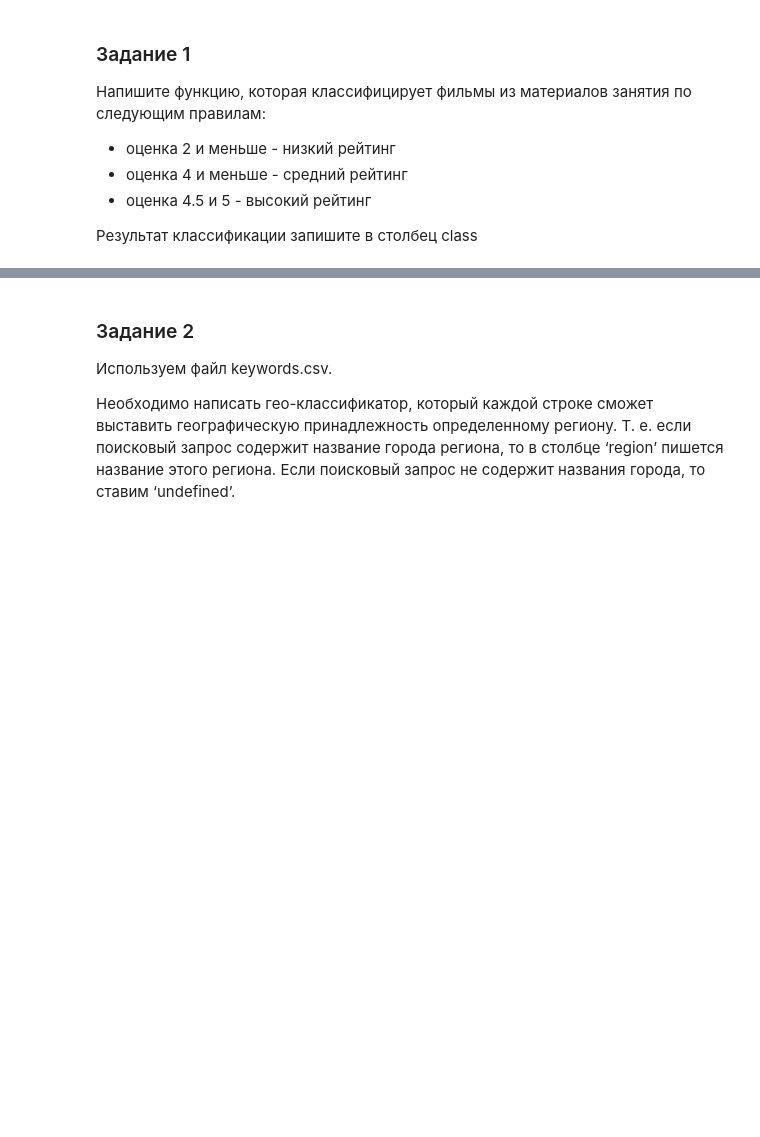
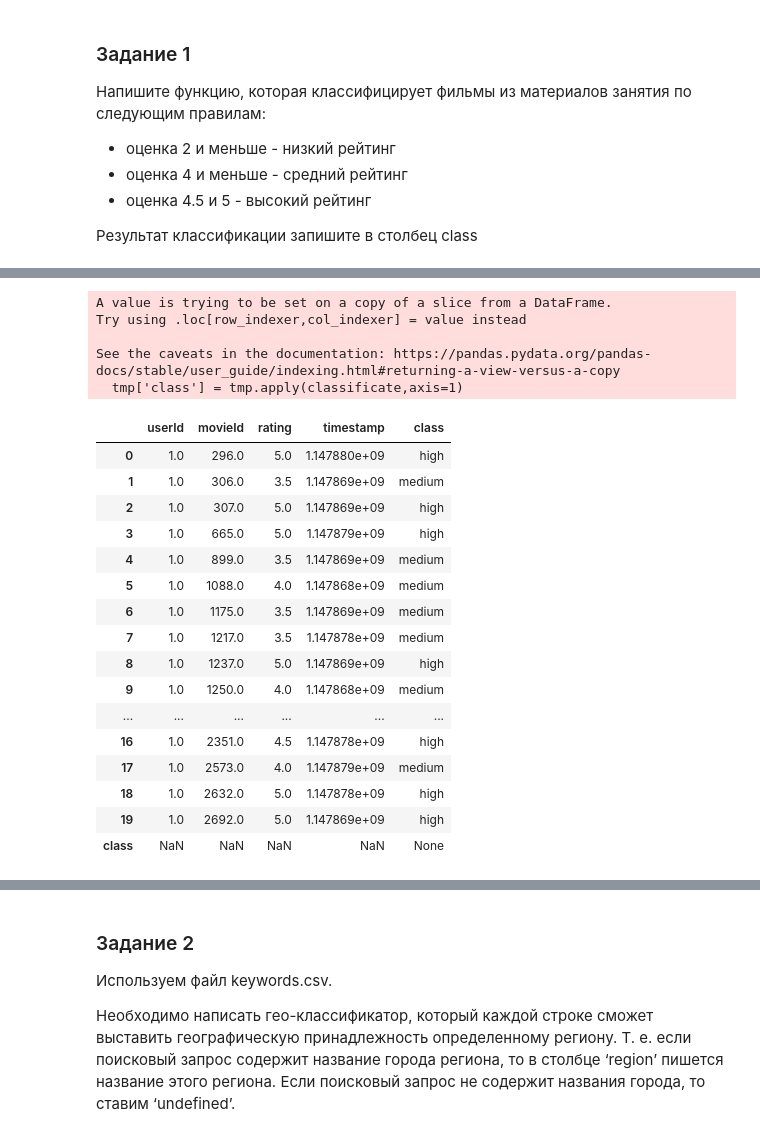
Before and after one commit to Rebeil/Python, a Jupyter notebook: 13. function_and_work_with_data/Python_13_pandas_functions_groupby.ipynb, the cells around one changed output, grey strips where cells are left out. Drawn from its saved outputs; the diff is of its cells as text; code cells hidden in the pictures; blank space fills up the shorter version.

```diff
--- a/13. function_and_work_with_data/Python_13_pandas_functions_groupby.ipynb
+++ b/13. function_and_work_with_data/Python_13_pandas_functions_groupby.ipynb
@@ -579,3 +579,6 @@ stats.groupby('campaign').head()
 - оценка 4.5 и 5 - высокий рейтинг
 
 Результат классификации запишите в столбец class
+# %%
+bf = pd.read_csv('../12.pandas/ratings.csv')
+bf
@@ -581,0 +696,3 @@ stats.groupby('campaign').head()
+# %%
+tmp = bf.head(20)
+tmp
@@ -581,0 +717,35 @@ stats.groupby('campaign').head()
+# %%
+def classificate(col):
+    if col['rating'] <= 2.0:
+        return 'low'
+    elif 2.0 < col['rating'] <= 4.0:
+        return 'medium'
+    elif 4.0 < col['rating'] <= 5.0:
+        return 'high'
+# %%
+#Warning
+tmp['class'] = tmp.apply(classificate,axis=1)
+tmp
+# %% [output]
+A value is trying to be set on a copy of a slice from a DataFrame.
+Try using .loc[row_indexer,col_indexer] = value instead
+
+See the caveats in the documentation: https://pandas.pydata.org/pandas-docs/stable/user_guide/indexing.html#returning-a-view-versus-a-copy
+  tmp['class'] = tmp.apply(classificate,axis=1)
+|  | userId | movieId | rating | timestamp | class |
+| 0 | 1.0 | 296.0 | 5.0 | 1.147880e+09 | high |
+| 1 | 1.0 | 306.0 | 3.5 | 1.147869e+09 | medium |
+| 2 | 1.0 | 307.0 | 5.0 | 1.147869e+09 | high |
+| 3 | 1.0 | 665.0 | 5.0 | 1.147879e+09 | high |
+| 4 | 1.0 | 899.0 | 3.5 | 1.147869e+09 | medium |
+| 5 | 1.0 | 1088.0 | 4.0 | 1.147868e+09 | medium |
+| 6 | 1.0 | 1175.0 | 3.5 | 1.147869e+09 | medium |
+| 7 | 1.0 | 1217.0 | 3.5 | 1.147878e+09 | medium |
+| 8 | 1.0 | 1237.0 | 5.0 | 1.147869e+09 | high |
+| 9 | 1.0 | 1250.0 | 4.0 | 1.147868e+09 | medium |
+| ... | ... | ... | ... | ... | ... |
+| 16 | 1.0 | 2351.0 | 4.5 | 1.147878e+09 | high |
+| 17 | 1.0 | 2573.0 | 4.0 | 1.147879e+09 | medium |
+| 18 | 1.0 | 2632.0 | 5.0 | 1.147878e+09 | high |
+| 19 | 1.0 | 2692.0 | 5.0 | 1.147869e+09 | high |
+| class | NaN | NaN | NaN | NaN | None |
```
Also changed, not shown: parts of 87 cells of this notebook, 3 other files.
